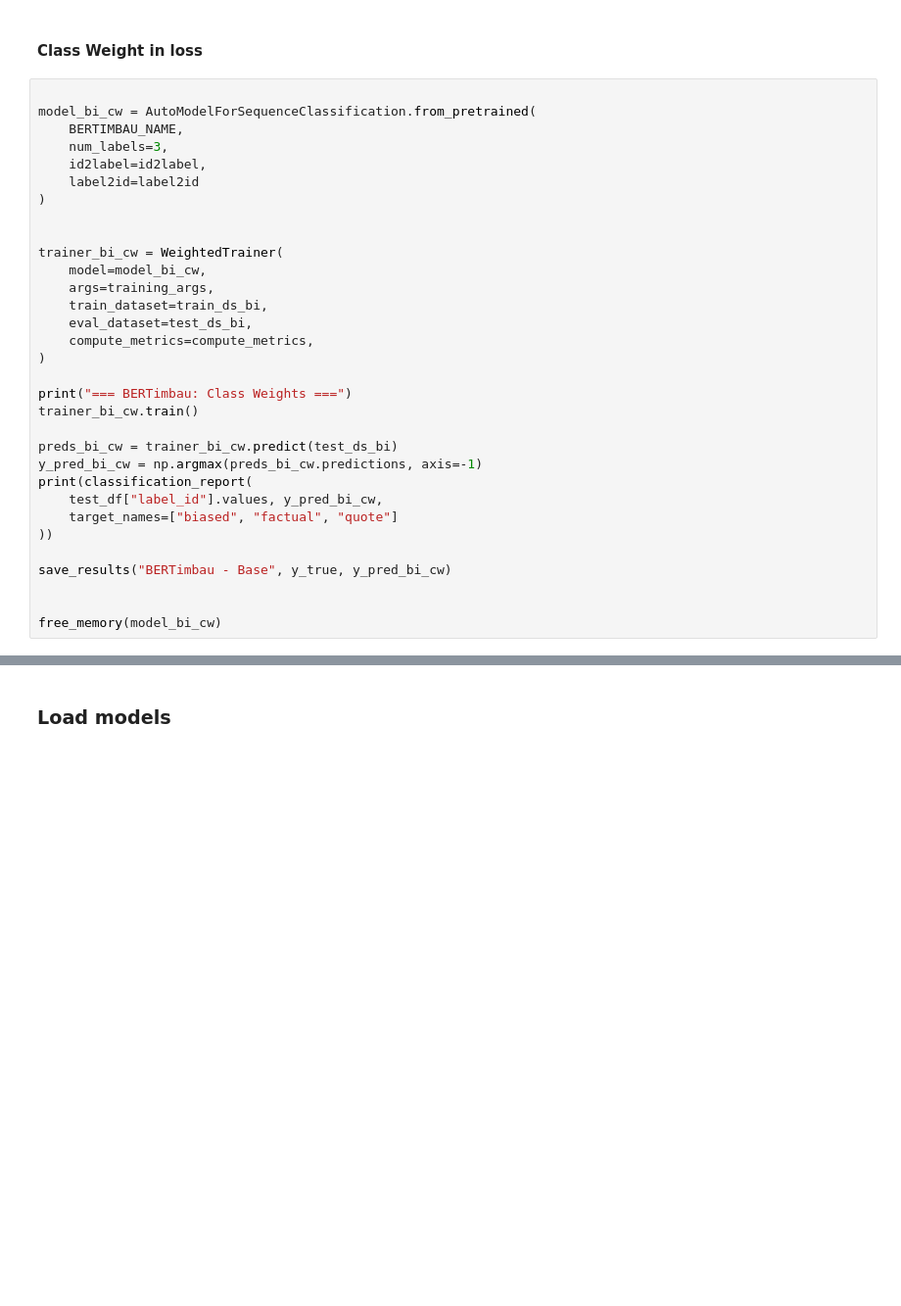
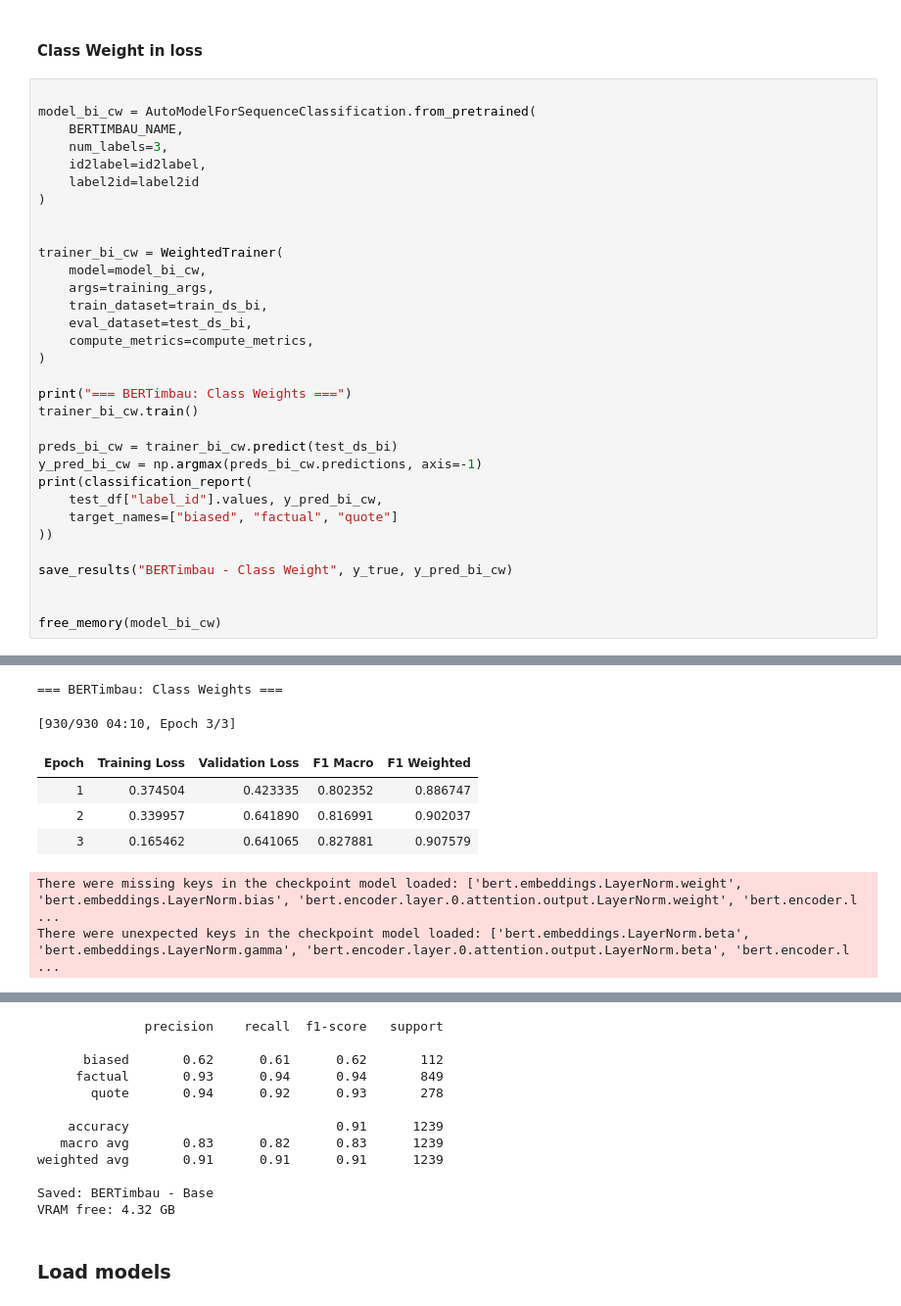
Before and after one commit to tomast100/PLN_Project, a Jupyter notebook: assignment_2.ipynb, the cells around one changed output, grey strips where cells are left out. Shown at 98% size. Saved outputs shown, nothing was run; the diff lists cells and outputs as text; blank space fills up the shorter version.

Commit message:
Load models method

```diff
--- a/assignment_2.ipynb
+++ b/assignment_2.ipynb
@@ -637,7 +866,8 @@ print(classification_report(
     target_names=["biased", "factual", "quote"]
 ))
 
-save_results("BERTimbau - Base", y_true, y_pred_bi_cw)
+save_results("BERTimbau - Class Weight", y_true, y_pred_bi_cw)
 
 
 free_memory(model_bi_cw)
+# %% [output]
@@ -643,0 +891,8 @@ free_memory(model_bi_cw)
+=== BERTimbau: Class Weights ===
+[930/930 04:10, Epoch 3/3]
+| Epoch | Training Loss | Validation Loss | F1 Macro | F1 Weighted |
+| 1 | 0.374504 | 0.423335 | 0.802352 | 0.886747 |
+| 2 | 0.339957 | 0.641890 | 0.816991 | 0.902037 |
+| 3 | 0.165462 | 0.641065 | 0.827881 | 0.907579 |
+There were missing keys in the checkpoint model loaded: ['bert.embeddings.LayerNorm.weight', 'bert.embeddings.LayerNorm.bias', 'bert.encoder.layer.0.attention.output.LayerNorm.weight', 'bert.encoder.l ...
+There were unexpected keys in the checkpoint model loaded: ['bert.embeddings.LayerNorm.beta', 'bert.embeddings.LayerNorm.gamma', 'bert.encoder.layer.0.attention.output.LayerNorm.beta', 'bert.encoder.l ...
@@ -644,3 +900,15 @@ free_memory(model_bi_cw)
+              precision    recall  f1-score   support
+
+      biased       0.62      0.61      0.62       112
+     factual       0.93      0.94      0.94       849
+       quote       0.94      0.92      0.93       278
+
+    accuracy                           0.91      1239
+   macro avg       0.83      0.82      0.83      1239
+weighted avg       0.91      0.91      0.91      1239
+
+Saved: BERTimbau - Base
+VRAM free: 4.32 GB
 # %% [markdown]
 ### Load models
 # %%
```
Also changed, not shown: parts of 16 cells of this notebook.
